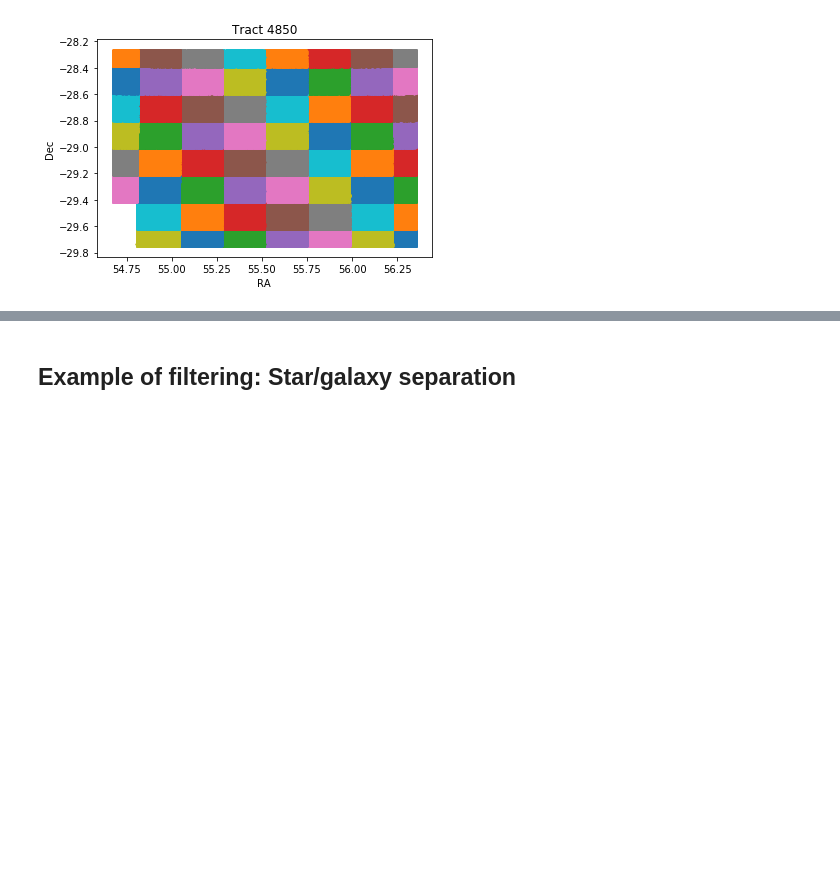
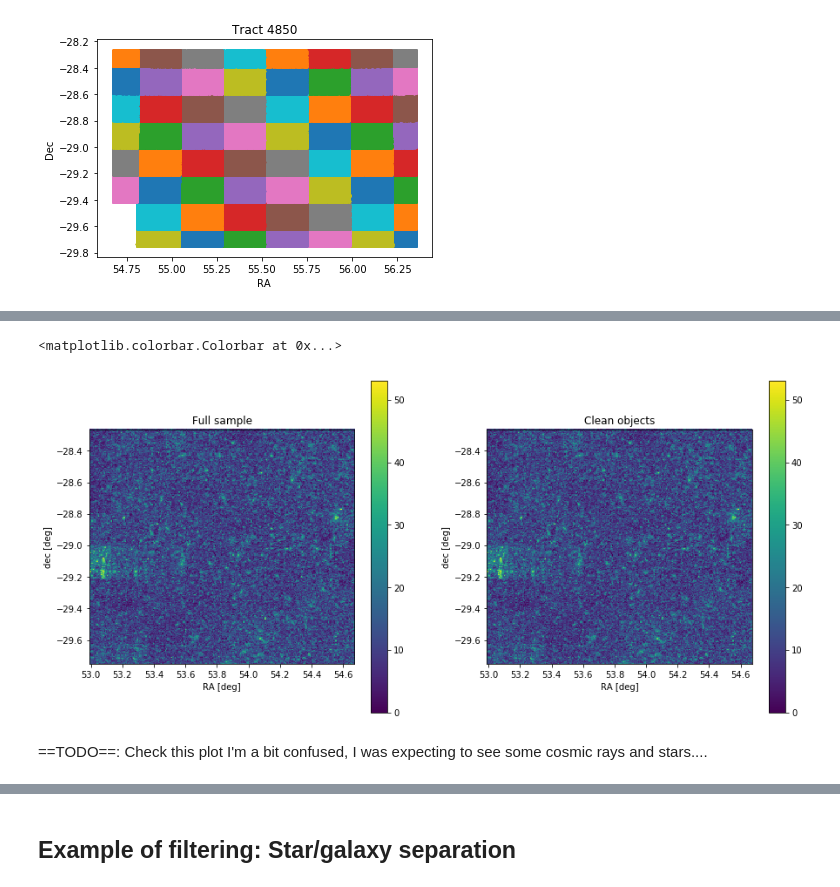
Before and after one commit to LSSTDESC/DC2-production, a Jupyter notebook: Notebooks/DC2 Coadd Run1.1p GCR access -- Tutorial (part1).ipynb, the cells around one changed output, grey strips where cells are left out. Cells and saved outputs as stored; diff of their text form; code cells hidden in the pictures; blank space fills up the shorter version.

```diff
--- a/Notebooks/DC2 Coadd Run1.1p GCR access -- Tutorial (part1).ipynb
+++ b/Notebooks/DC2 Coadd Run1.1p GCR access -- Tutorial (part1).ipynb
@@ -158,0 +133,39 @@ plt.title('Tract {}'.format(tract_number));
+# %%
+from GCR import GCRQuery
+
+# Simple cut to remove unreliable detections
+# More cuts can be added, as a logical AND, by appending GCRQuerys to this list
+simple_cuts = [
+    GCRQuery('clean'), # The source has no flagged pixels (interpolated, saturated, edge, clipped...)
+                       # and was not skipped by the deblender
+]
+
+# Loads the data after cut
+data_cut = catalog.get_quantities(['ra', 'dec'],
+                              filters = simple_cuts,
+                              native_filters=[(lambda x: x==4849, 'tract')])
+
+# Loads data without cuts
+data_full = catalog.get_quantities(['ra', 'dec'],
+                              native_filters=[(lambda x: x==4849, 'tract')])
+# %%
+# Plot a 2d histogram of sources
+figure(figsize=(15,7))
+subplot(121)
+hist2d(data_full['ra'], data_full['dec'],256); gca().set_aspect('equal');
+xlabel('RA [deg]');
+ylabel('dec [deg]');
+title('Full sample')
+colorbar()
+
+subplot(122)
+hist2d(data_cut['ra'], data_cut['dec'],256); gca().set_aspect('equal');
+xlabel('RA [deg]');
+ylabel('dec [deg]');
+title('Clean objects');
+colorbar()
+# %% [output]
+<matplotlib.colorbar.Colorbar at 0x...>
+[figure, added]
+# %% [markdown]
+==TODO==: Check this plot I'm a bit confused, I was expecting to see some cosmic rays and stars....
```
Also changed, not shown: parts of 31 cells of this notebook.
